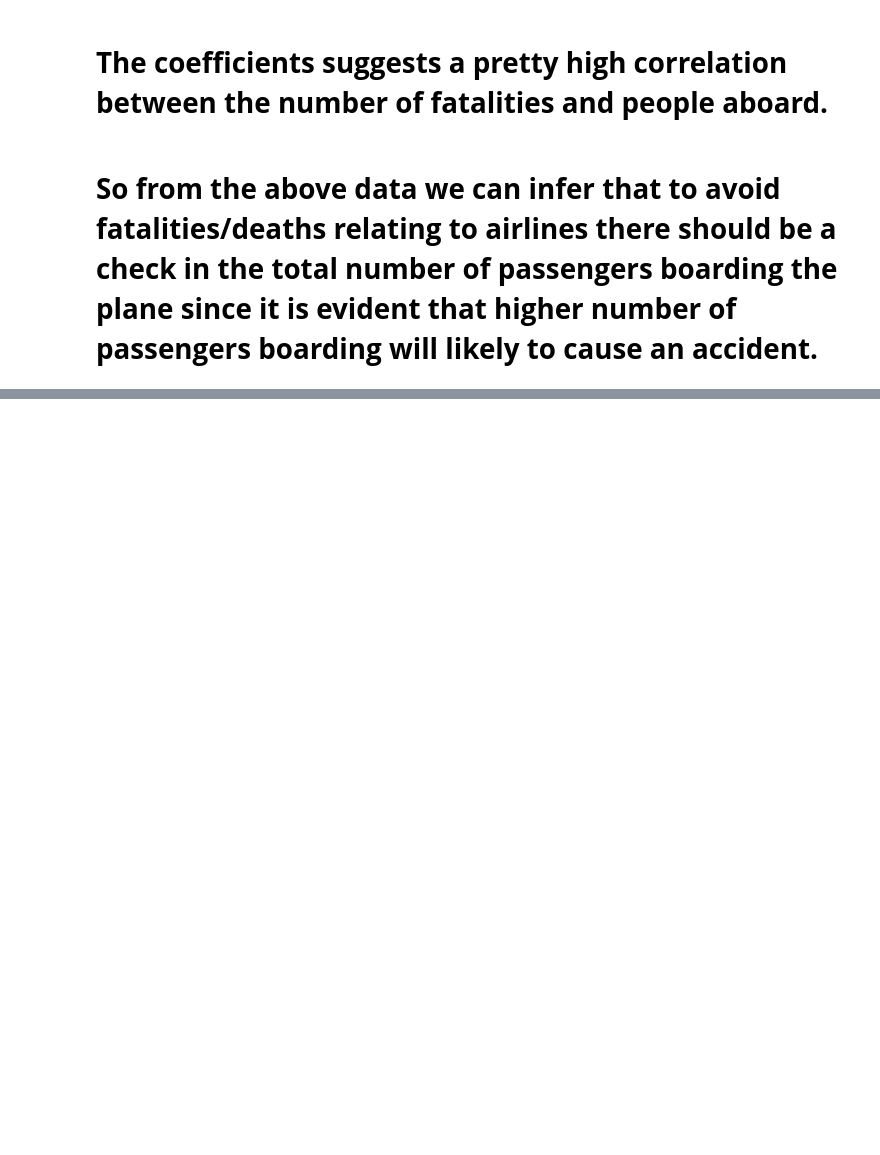
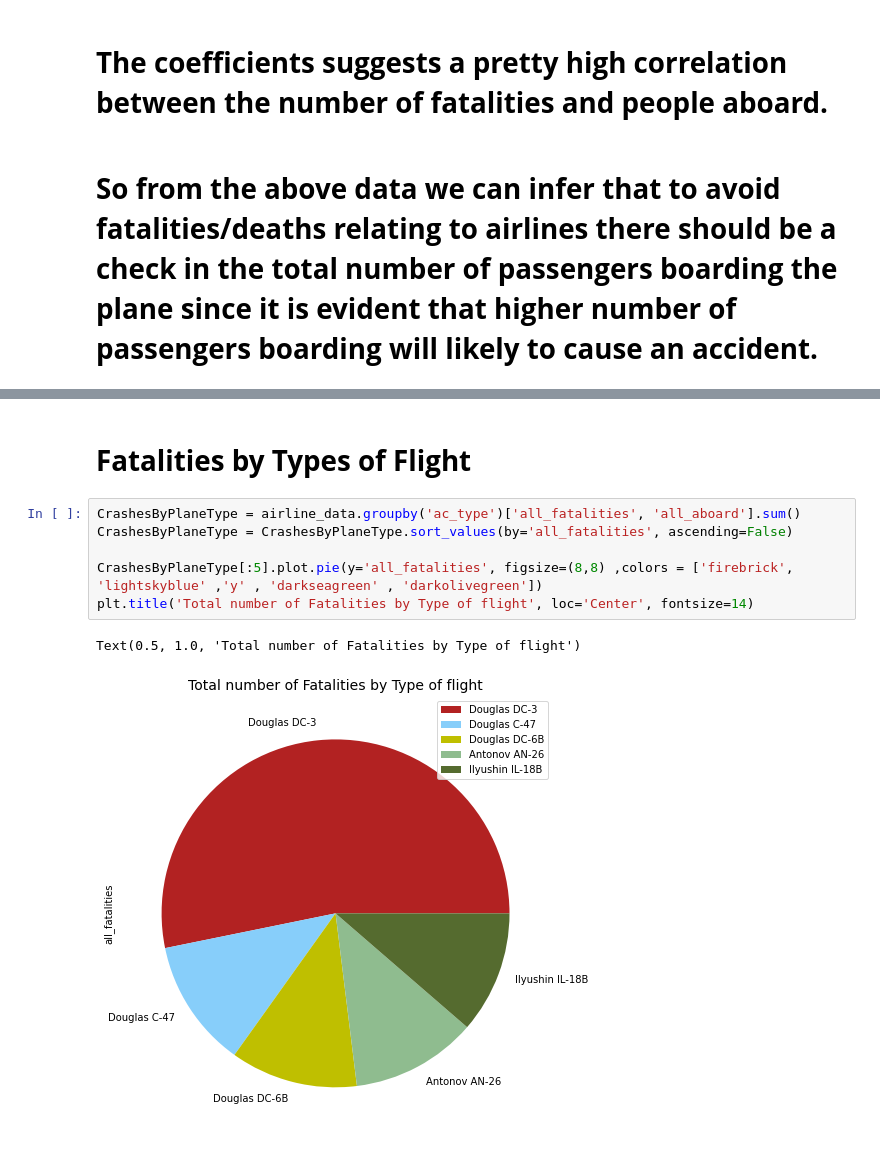
Before and after one commit to Tunjii10/AVIATION-AIRPLANE-FLIGHTS, a Jupyter notebook: Members/Ontor/Airline_Accidents.ipynb, the cells around one changed output, grey strips where cells are left out. Cells and saved outputs as stored; diff of their text form; blank space fills up the shorter version.

```diff
--- a/Members/Ontor/Airline_Accidents.ipynb
+++ b/Members/Ontor/Airline_Accidents.ipynb
@@ -228,0 +286,11 @@ SpearmanrResult(correlation=0.6800923018820116, pvalue=0.0)
+# %% [markdown]
+# **Fatalities by Types of Flight**
+# %%
+CrashesByPlaneType = airline_data.groupby('ac_type')['all_fatalities', 'all_aboard'].sum()
+CrashesByPlaneType = CrashesByPlaneType.sort_values(by='all_fatalities', ascending=False)
+
+CrashesByPlaneType[:5].plot.pie(y='all_fatalities', figsize=(8,8) ,colors = ['firebrick', 'lightskyblue' ,'y' , 'darkseagreen' , 'darkolivegreen'])
+plt.title('Total number of Fatalities by Type of flight', loc='Center', fontsize=14)
+# %% [output]
+Text(0.5, 1.0, 'Total number of Fatalities by Type of flight')
+[figure, added]
```
Also changed, not shown: parts of 19 cells of this notebook.
